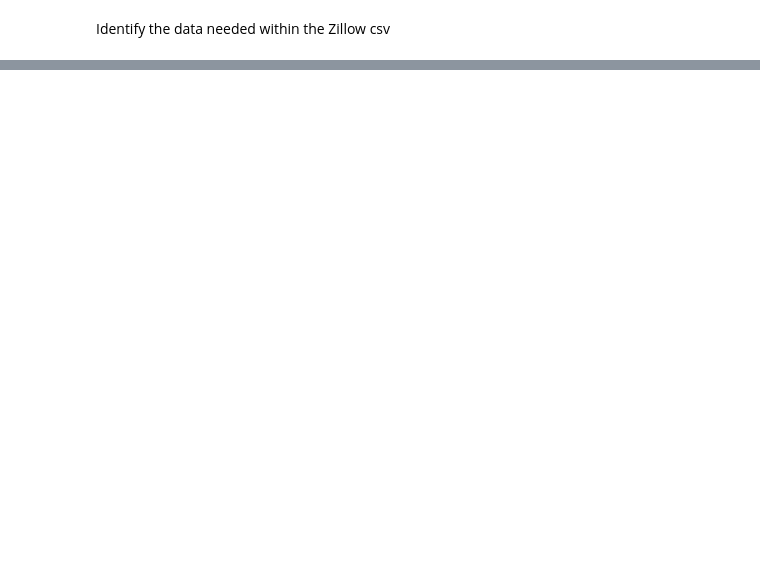
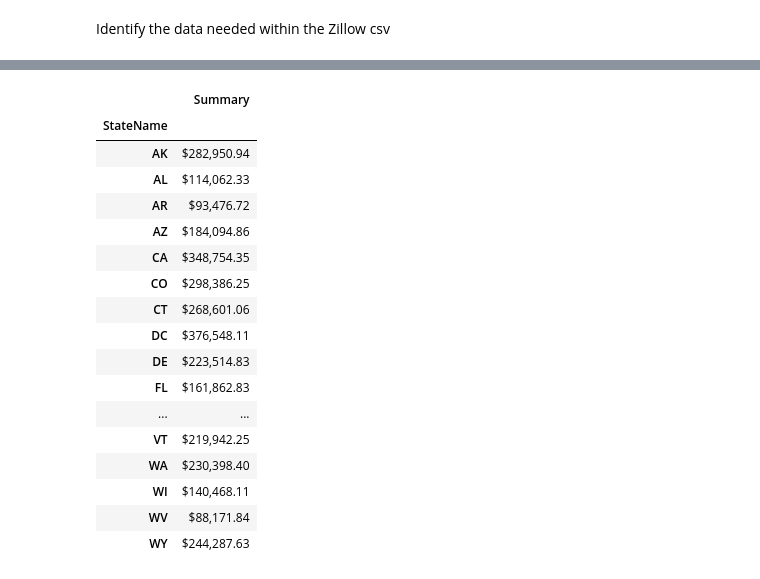
Before and after one commit to josh-acampado/dumbledores_platoon, a Jupyter notebook: Zillow_Housing_Data.ipynb, the cells around one changed output, grey strips where cells are left out. Cells and saved outputs as stored; diff of their text form; code cells hidden in the pictures; blank space fills up the shorter version.

```diff
--- a/Zillow_Housing_Data.ipynb
+++ b/Zillow_Housing_Data.ipynb
@@ -131,3 +153,27 @@ TypeError: 'DataFrameGroupBy' object is not callable
+# %%
+final_df = state_df[["Summary"]]
+pd.options.display.float_format = '${:,.2f}'.format
+
+final_df
+# %% [output]
+|  | Summary |
+| StateName |  |
+| AK | $282,950.94 |
+| AL | $114,062.33 |
+| AR | $93,476.72 |
+| AZ | $184,094.86 |
+| CA | $348,754.35 |
+| CO | $298,386.25 |
+| CT | $268,601.06 |
+| DC | $376,548.11 |
+| DE | $223,514.83 |
+| FL | $161,862.83 |
+| ... | ... |
+| VT | $219,942.25 |
+| WA | $230,398.40 |
+| WI | $140,468.11 |
+| WV | $88,171.84 |
+| WY | $244,287.63 |
 # %%
 #identify 5 highest average housing price (sort)
 
```
Also changed, not shown: parts of 12 cells of this notebook.
